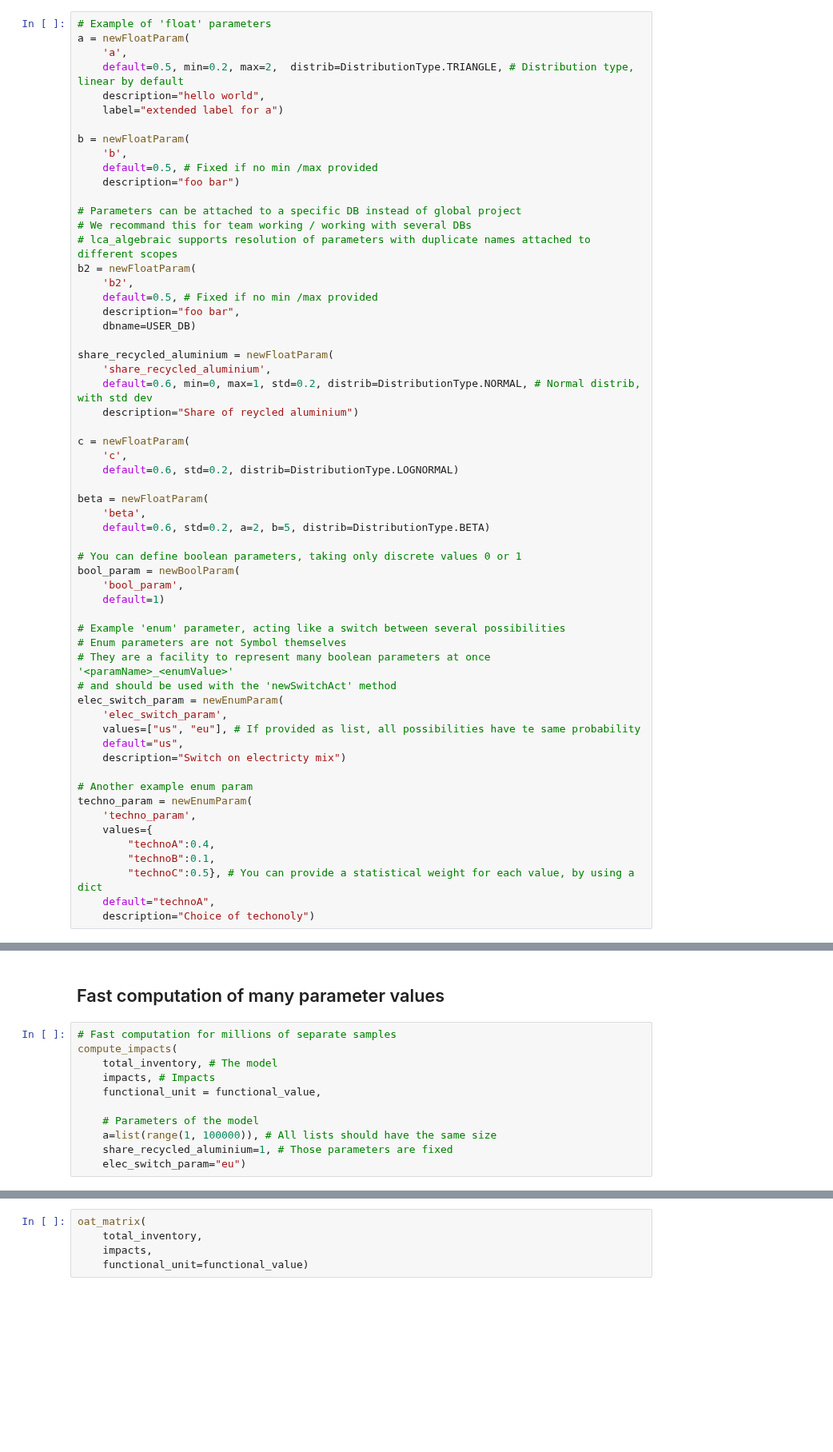
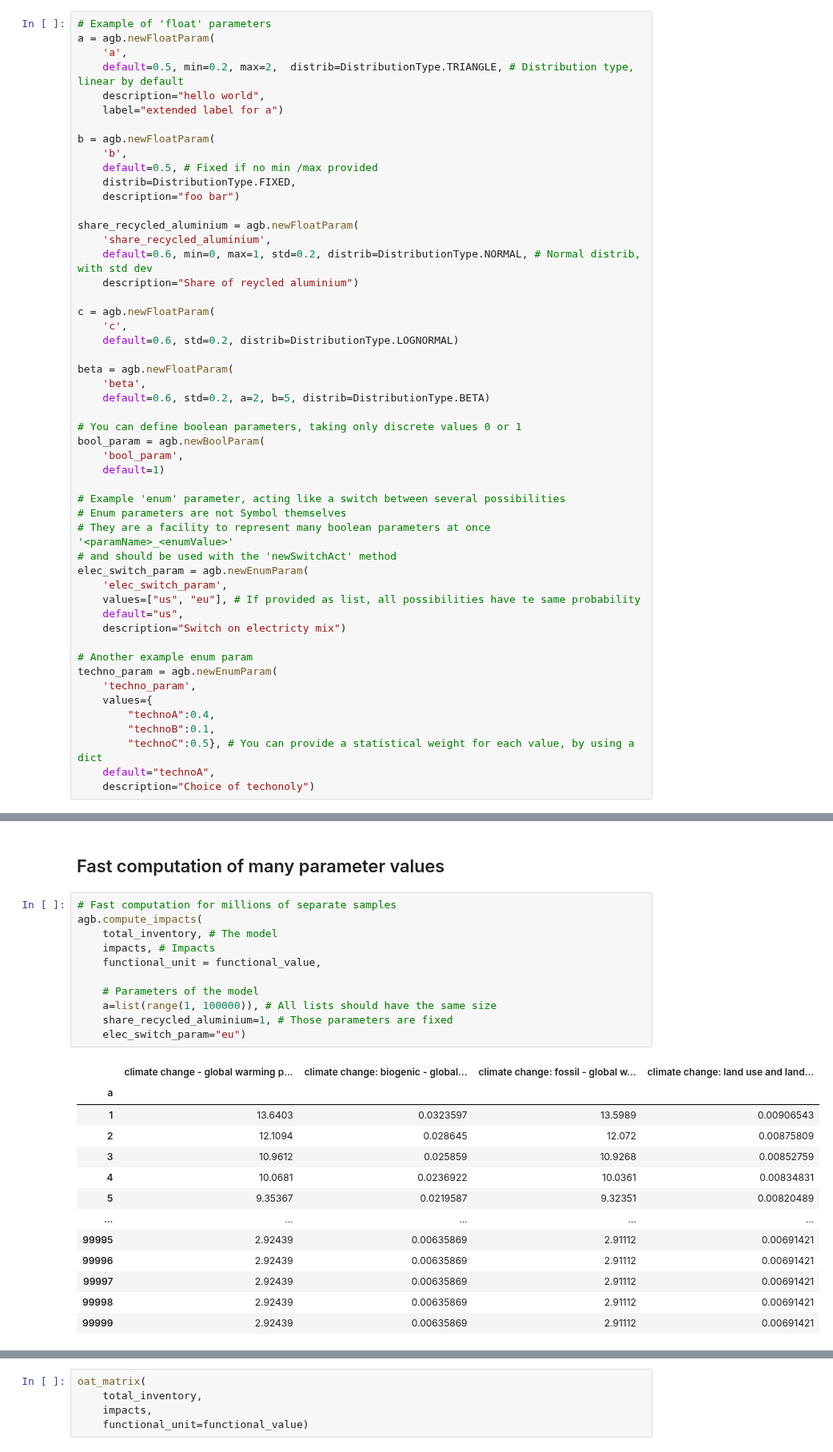
Before and after one commit to oie-mines-paristech/lca_algebraic, a Jupyter notebook: example-notebook.ipynb, the cells around one changed output, grey strips where cells are left out. Shown at 80% size. Saved outputs shown, nothing was run; the diff lists cells and outputs as text; blank space fills up the shorter version.

```diff
--- a/example-notebook.ipynb
+++ b/example-notebook.ipynb
@@ -133,41 +178,33 @@ The numeric parameters are **instances of sympy 'Symbol'**.
 Thus, any python arithmetic expression composed of parameters will result in a **symbolic expression** to be used later in the definition of the model, rather than a static numeric result.
 # %%
 # Example of 'float' parameters
-a = newFloatParam(
+a = agb.newFloatParam(
     'a',
     default=0.5, min=0.2, max=2,  distrib=DistributionType.TRIANGLE, # Distribution type, linear by default
     description="hello world",
     label="extended label for a")
 
-b = newFloatParam(
+b = agb.newFloatParam(
     'b',
     default=0.5, # Fixed if no min /max provided
+    distrib=DistributionType.FIXED,
     description="foo bar")
 
-# Parameters can be attached to a specific DB instead of global project
-# We recommand this for team working / working with several DBs
-# lca_algebraic supports resolution of parameters with duplicate names attached to different scopes
-b2 = newFloatParam(
-    'b2',
-    default=0.5, # Fixed if no min /max provided
-    description="foo bar",
-    dbname=USER_DB)
-
-share_recycled_aluminium = newFloatParam(
+share_recycled_aluminium = agb.newFloatParam(
     'share_recycled_aluminium',
     default=0.6, min=0, max=1, std=0.2, distrib=DistributionType.NORMAL, # Normal distrib, with std dev
     description="Share of reycled aluminium")
 
-c = newFloatParam(
+c = agb.newFloatParam(
     'c',
     default=0.6, std=0.2, distrib=DistributionType.LOGNORMAL)
 
-beta = newFloatParam(
+beta = agb.newFloatParam(
     'beta',
     default=0.6, std=0.2, a=2, b=5, distrib=DistributionType.BETA)
 
 # You can define boolean parameters, taking only discrete values 0 or 1
-bool_param = newBoolParam(
+bool_param = agb.newBoolParam(
     'bool_param',
     default=1)
 
@@ -175,14 +212,14 @@ bool_param = newBoolParam(
 # Enum parameters are not Symbol themselves
 # They are a facility to represent many boolean parameters at once '<paramName>_<enumValue>'
 # and should be used with the 'newSwitchAct' method
-elec_switch_param = newEnumParam(
+elec_switch_param = agb.newEnumParam(
     'elec_switch_param',
     values=["us", "eu"], # If provided as list, all possibilities have te same probability
     default="us",
     description="Switch on electricty mix")
 
 # Another example enum param
-techno_param = newEnumParam(
+techno_param = agb.newEnumParam(
     'techno_param',
     values={
         "technoA":0.4,
@@ -411,12 +547,26 @@ compute_impacts(
 ## Fast computation of many parameter values
 # %%
 # Fast computation for millions of separate samples
-compute_impacts(
+agb.compute_impacts(
     total_inventory, # The model
     impacts, # Impacts
     functional_unit = functional_value,
 
     # Parameters of the model
     a=list(range(1, 100000)), # All lists should have the same size
     share_recycled_aluminium=1, # Those parameters are fixed
     elec_switch_param="eu")
+# %% [output]
+|  | climate change - global warming p... | climate change: biogenic - global... | climate change: fossil - global w... | climate change: land use and land... |
+| a |  |  |  |  |
+| 1 | 13.6403 | 0.0323597 | 13.5989 | 0.00906543 |
+| 2 | 12.1094 | 0.028645 | 12.072 | 0.00875809 |
+| 3 | 10.9612 | 0.025859 | 10.9268 | 0.00852759 |
+| 4 | 10.0681 | 0.0236922 | 10.0361 | 0.00834831 |
+| 5 | 9.35367 | 0.0219587 | 9.32351 | 0.00820489 |
+| ... | ... | ... | ... | ... |
+| 99995 | 2.92439 | 0.00635869 | 2.91112 | 0.00691421 |
+| 99996 | 2.92439 | 0.00635869 | 2.91112 | 0.00691421 |
+| 99997 | 2.92439 | 0.00635869 | 2.91112 | 0.00691421 |
+| 99998 | 2.92439 | 0.00635869 | 2.91112 | 0.00691421 |
+| 99999 | 2.92439 | 0.00635869 | 2.91112 | 0.00691421 |
```
Also changed, not shown: parts of 29 cells of this notebook, 10 other files.
